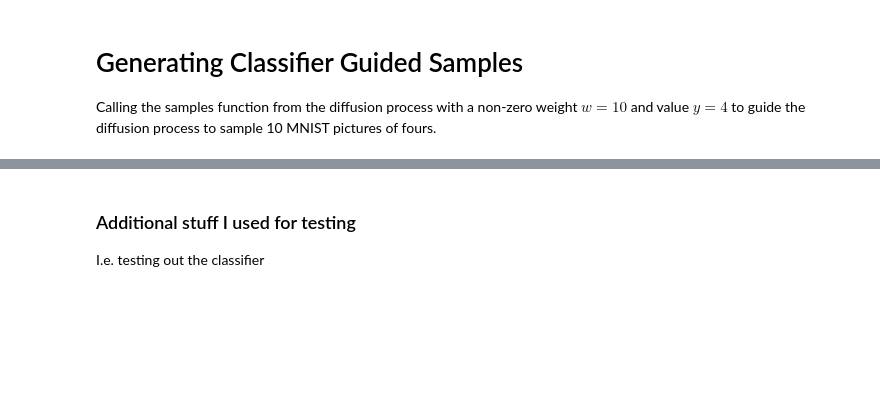
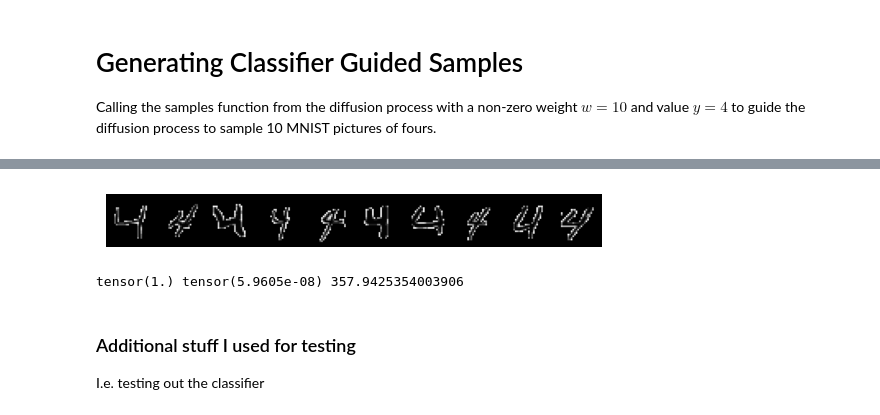
Before and after one commit to mdreisler/PML_course, a Jupyter notebook: Final_project/Caro/diffusion_class_guided.ipynb, the cells around one changed output, grey strips where cells are left out. Saved outputs shown, nothing was run; the diff lists cells and outputs as text; code cells hidden in the pictures; blank space fills up the shorter version.

Commit message:
adding FID score and restricted GP

```diff
--- a/Final_project/Caro/diffusion_class_guided.ipynb
+++ b/Final_project/Caro/diffusion_class_guided.ipynb
@@ -769,3 +805,33 @@ tensor([[-1.0226, -0.3680, -0.3737, -1.4315, -0.2292, -0.2833, -1.5244, -0.6533,
+# %%
+real_dataset = datasets.MNIST(root='./data', train=True, transform=transform, download=True)
+real_dataset.data = real_dataset.data.to(device).float()
+real_dataset.targets = real_dataset.targets.to(device)
+real_x = real_dataset.data
+real_y = real_dataset.targets
+
+# get samples of fours
+real_fours = real_x[real_y == 4]
+real_fours = real_fours[:10]
+
+# Plot in grid
+grid = utils.make_grid(real_fours.reshape(-1, 1, 28, 28), nrow=nsamples)
+plt.gca().set_axis_off()
+plt.imshow(transforms.functional.to_pil_image(grid), cmap="gray")
+plt.show()
+
+samples_fmt, real_fmt = samples.reshape(-1, 1, 28, 28), real_fours.reshape(-1, 1, 28, 28)
+
+#torch cat x3 along dim 1 for each (RGB implementation)
+samples_fmt = torch.cat([samples_fmt, samples_fmt, samples_fmt], dim=1).type(dtype=torch.uint8)
+real_fmt = torch.cat([real_fmt, real_fmt, real_fmt], dim=1).type(dtype=torch.uint8)
+
+is_mean, is_std, fid_score = calculate_inception_score_and_fid(samples_fmt, real_fmt, batch_size=32, device='cpu')
+# %% [output]
+[figure, added]
+# %%
+print(is_mean, is_std, fid_score)
+# %% [output]
+tensor(1.) tensor(5.9605e-08) 357.9425354003906
 # %% [markdown]
 ### Additional stuff I used for testing
 
```
Also changed, not shown: parts of 5 cells of this notebook, 3 other files.
